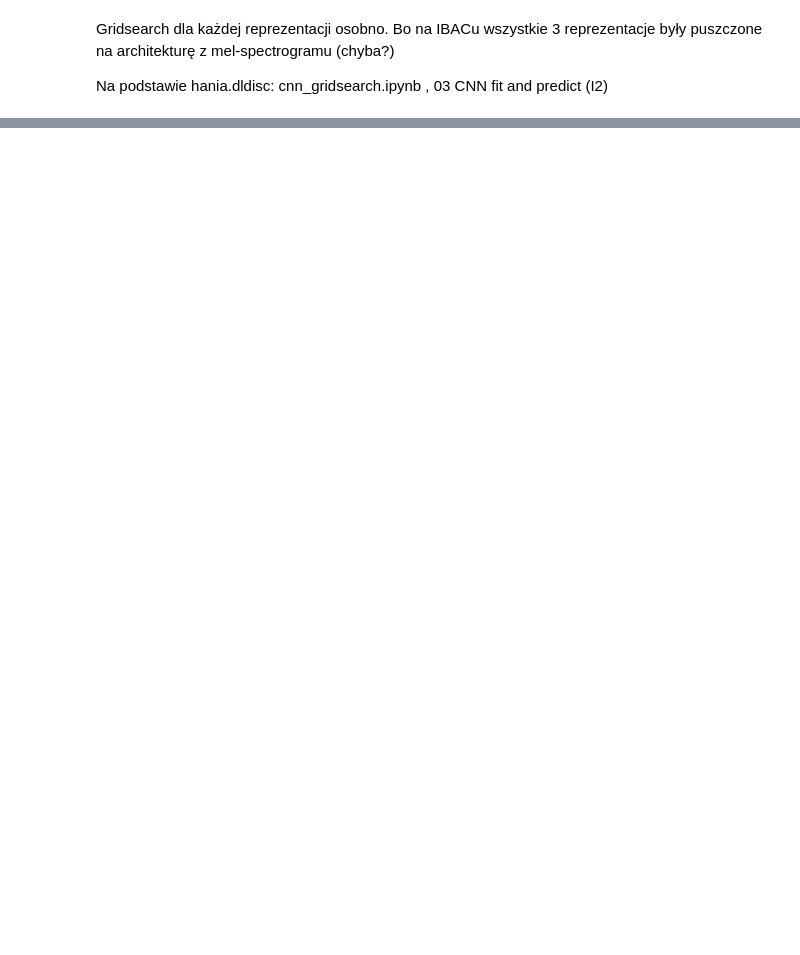
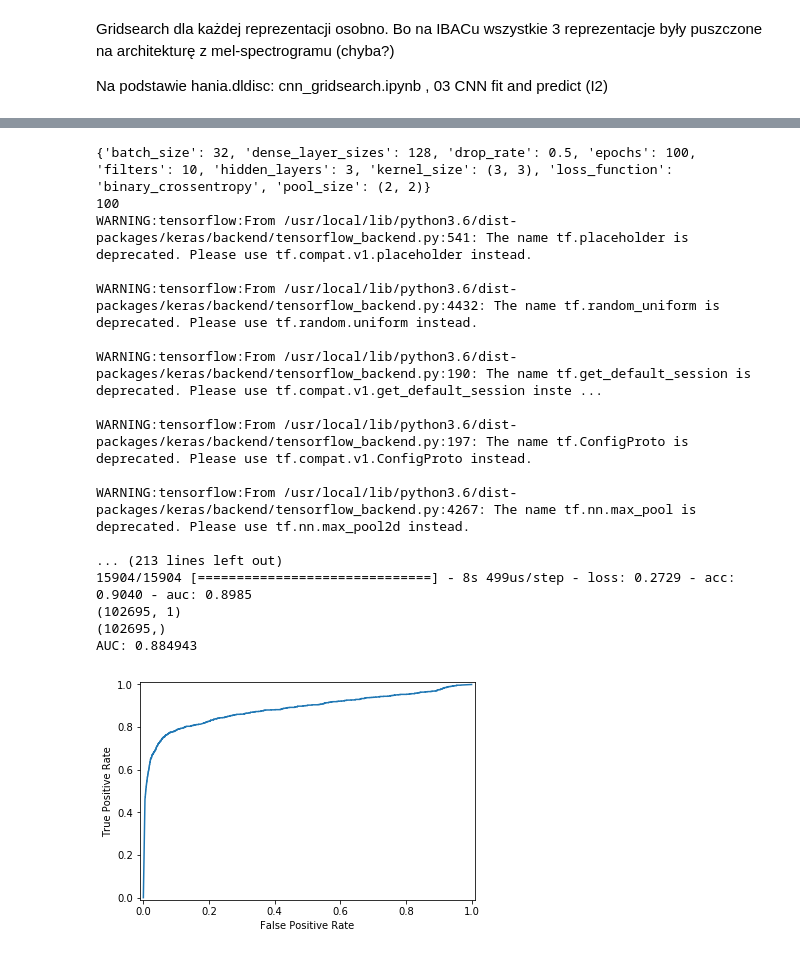
Before and after one commit to hannape/IBAC-Biodiv, a Jupyter notebook: Kopia_Gridsearch_for_3_representations.ipynb, the cells around one changed output, grey strips where cells are left out. Cells and saved outputs as stored; diff of their text form; code cells hidden in the pictures; blank space fills up the shorter version.

Commit message:
multitaper, e100, 10filt, 3hid,bc,0.5,128,32batch - AUC test 88,5%

```diff
--- a/Kopia_Gridsearch_for_3_representations.ipynb
+++ b/Kopia_Gridsearch_for_3_representations.ipynb
@@ -168,7 +174,7 @@ def as_keras_metric(method):
 
 auc_roc = as_keras_metric(tf.metrics.auc)
 # %%
-def search_model(dense_layer_sizes, filters, kernel_size, pool_size, hidden_layers, loss_function):
+def search_model(dense_layer_sizes, filters, kernel_size, pool_size, hidden_layers, loss_function,drop_rate):
 
     #hidden_layers = 1
     model = Sequential()
@@ -187,9 +193,9 @@ def search_model(dense_layer_sizes, filters, kernel_size, pool_size, hidden_laye
 
     model.add(Flatten())
     model.add(Dense(dense_layer_sizes, activation='relu'))
-    model.add(Dropout(0.2))
+    model.add(Dropout(drop_rate))
     model.add(Dense(32, activation='relu'))
-    model.add(Dropout(0.2))
+    model.add(Dropout(drop_rate))
     model.add(Dense(1, activation='sigmoid'))
     model.compile(loss=loss_function,
                   optimizer='adam',
@@ -487,3 +434,69 @@ AUC: 0.892975
+# %%
+best66 = {'batch_size': 32, 'dense_layer_sizes': 128, 'drop_rate': 0.5, 'epochs': 100, 'filters': 10, 'hidden_layers': 3, 'kernel_size': (3, 3), 'loss_function': 'binary_crossentropy', 'pool_size': (2, 2)}
+'''
+best1 = validator66.best_params_ #{'batch_size': 32, 'dense_layer_sizes': 256, 'epochs': 30, 'filters': 20, 'hidden_layers': 3, 'kernel_size': (3, 3), 'loss_function': 'binary_crossentropy', 'pool_size': (2, 2)}
+means_best = grid_result.cv_results_['mean_test_score']
+a = means_best.argsort()[-3:][::-1]
+best2 = grid_result.cv_results_['params'][a[1]]
+#best3 = grid_result.cv_results_['params'][a[2]]
+'''
+#means = np.array([0.765971 ,0.898076 ,0.755596,0.752892,0.900277 ,0.754842])
+#a = means.argsort()[-3:][::-1]
+
+#dict_set = [best1, best2]#, best3]
+dict_set = [best66]
+
+print(dict_set[0])
+for k in range(0,np.shape(dict_set)[0]):
+  best = dict_set[k]
+  dense_layer_sizes= best['dense_layer_sizes']
+  filters= best['filters']
+  kernel_size= best['kernel_size']
+  pool_size= best['pool_size']
+  hidden_layers= best['hidden_layers']
+  loss_function= best['loss_function']
+  batch_size= best['batch_size']
+  epochs= best['epochs']
+  drop_rate= best['drop_rate']
+  print(epochs)
+
+  chosen_model = search_model(dense_layer_sizes, filters, kernel_size, pool_size, hidden_layers, loss_function, drop_rate)
+  model_result = chosen_model.fit(X_train, y, batch_size = batch_size, epochs = epochs)
+
+  probs1 = chosen_model.predict_proba(X_test1_14)
+  probs2 = chosen_model.predict_proba(X_test1_6)
+  probs = np.concatenate([probs1, probs2])
+  y_test1 = np.concatenate([y_test1_14, y_test1_6])
+  print(np.shape(probs))
+  print(np.shape(y_test1))
+  auc = roc_auc_score(y_test1, probs)
+  print('AUC: %.6f' % auc)
+
+  fpr, tpr, thresholds = roc_curve(y_test1, probs)
+  plt.plot(fpr, tpr)
+  plt.xlim([-0.01, 1.01])
+  plt.ylim([-0.01, 1.01])
+  plt.ylabel('True Positive Rate')
+  plt.xlabel('False Positive Rate')
+# %% [output]
+{'batch_size': 32, 'dense_layer_sizes': 128, 'drop_rate': 0.5, 'epochs': 100, 'filters': 10, 'hidden_layers': 3, 'kernel_size': (3, 3), 'loss_function': 'binary_crossentropy', 'pool_size': (2, 2)}
+100
+WARNING:tensorflow:From /usr/local/lib/python3.6/dist-packages/keras/backend/tensorflow_backend.py:541: The name tf.placeholder is deprecated. Please use tf.compat.v1.placeholder instead.
+
+WARNING:tensorflow:From /usr/local/lib/python3.6/dist-packages/keras/backend/tensorflow_backend.py:4432: The name tf.random_uniform is deprecated. Please use tf.random.uniform instead.
+
+WARNING:tensorflow:From /usr/local/lib/python3.6/dist-packages/keras/backend/tensorflow_backend.py:190: The name tf.get_default_session is deprecated. Please use tf.compat.v1.get_default_session inste ...
+
+WARNING:tensorflow:From /usr/local/lib/python3.6/dist-packages/keras/backend/tensorflow_backend.py:197: The name tf.ConfigProto is deprecated. Please use tf.compat.v1.ConfigProto instead.
+
+WARNING:tensorflow:From /usr/local/lib/python3.6/dist-packages/keras/backend/tensorflow_backend.py:4267: The name tf.nn.max_pool is deprecated. Please use tf.nn.max_pool2d instead.
+
+... (213 lines left out)
+15904/15904 [==============================] - 8s 499us/step - loss: 0.2729 - acc: 0.9040 - auc: 0.8985
+(102695, 1)
+(102695,)
+AUC: 0.884943
+[figure, added]
 # %%
 #@title
 dense_layer_sizes= best['dense_layer_sizes']
```
Also changed, not shown: parts of 8 cells of this notebook.
